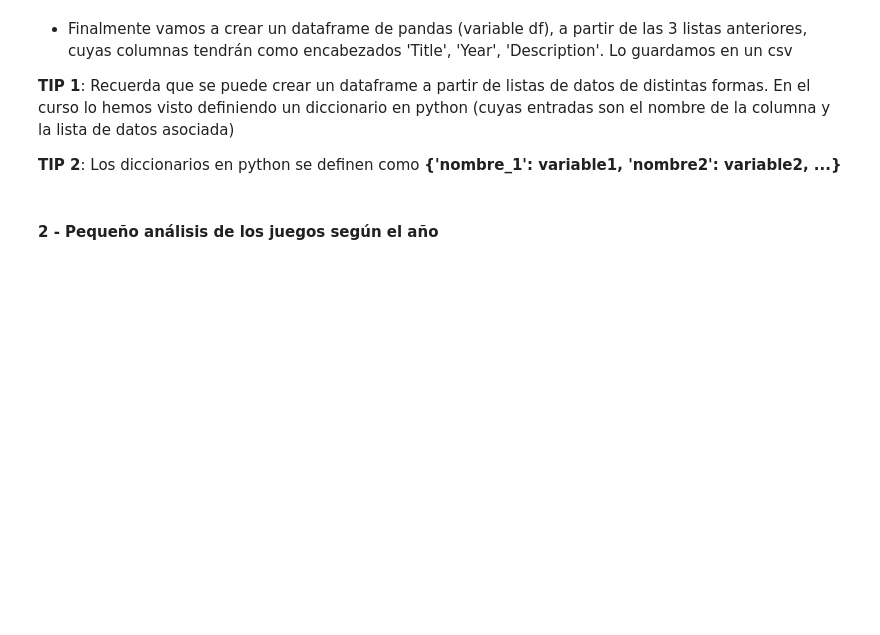
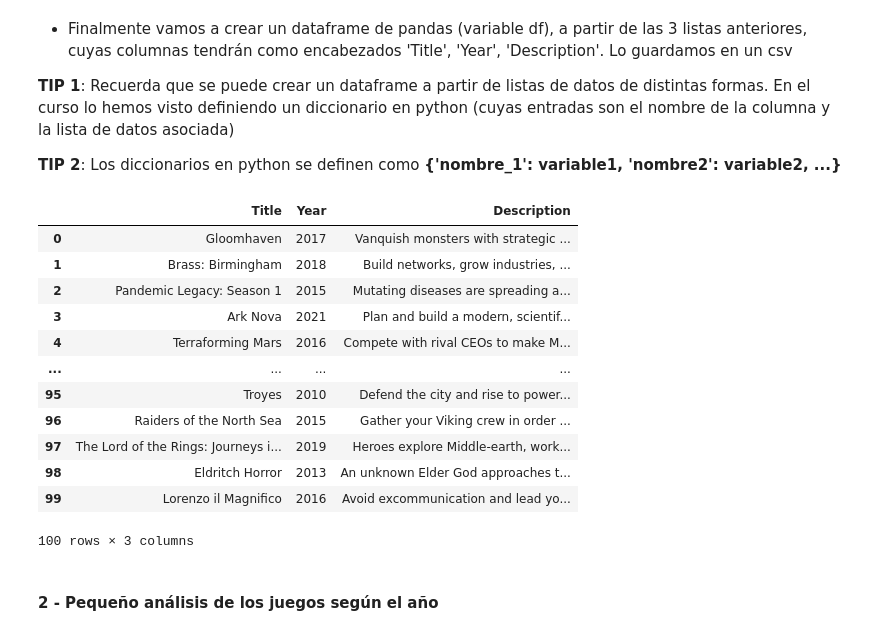
Before and after one commit to yuki/VIU_MASW, a Jupyter notebook: Actividad_2/Actividad_2_1_Alumno.ipynb, the cells around one changed output. Cells and saved outputs as stored; diff of their text form; code cells hidden in the pictures; blank space fills up the shorter version.

```diff
--- a/Actividad_2/Actividad_2_1_Alumno.ipynb
+++ b/Actividad_2/Actividad_2_1_Alumno.ipynb
@@ -49,7 +51,7 @@ print(f'Mi petición a la url {url} ha dado como resultado: {None}')
 * Ahora vamos a usar BeautifulSoup para parsear el contenido de res. Usa el parser 'html'. Lo guardaremos en la variable soup
 # %%
 ########INSERTAR CODIGO AQUI
-soup = None
+soup = BeautifulSoup(res.text, 'html.parser')
 # %% [markdown]
 * A continuación vamos a crear tres listas en python: lista de nombres de los juegos, lista de años de producción y lista de descripciones. Con estas listas luego generaremos el dataframe
 1. __Lista de nombres__: mira que tags contienen los nombres y genera una primera lista (te será útil la función __find_all('nombre_tag', class_='nombre_clase_del_tag')__, luego genera una segunda lista vacía, recorre todos los tags de la primera lista y almacena en la segunda lista sólo la información del texto de los nombres
@@ -69,18 +74,18 @@ __TIP 1__: Se puede eliminar carácteres de un string haciendo __mi_variable_tex
 __TIP 2__: Se puede convertir en python una variable de un tipo a otro tipo (casting) de la siguiente forma __tipofinal(variable_en_tipo_inicial)__
 # %%
 ########INSERTAR CODIGO AQUI
-tag_year = None
-year = None
-for tag in None:
-    year_text  = None
+tag_year = soup.find_all("span",class_="smallerfont dull")
+year = []
+for tag in tag_year:
+    year_text = tag.text
 
     #Eliminamos '('
-    year_text  = None
+    year_text  = year_text.replace("(","")
 
     #Eliminamos ')' y convertimos a string
-    year_text  = None
-    year_number = None
+    year_text  = year_text.replace(")","")
+    year_number = int(year_text)
 
-    year.append(None)
+    year.append(year_number)
 
 print(f'La lista de años de juegos es:\n{year}')
@@ -108,7 +119,21 @@ __TIP 1__: Recuerda que se puede crear un dataframe a partir de listas de datos
 __TIP 2__: Los diccionarios en python se definen como __{'nombre_1': variable1, 'nombre2': variable2, ...}__
 # %%
 ########INSERTAR CODIGO AQUI
-df = None
+df = pd.DataFrame({'Title':title,'Year':year,'Description':description})
 display(df)
+# %% [output]
+|  | Title | Year | Description |
+| 0 | Gloomhaven | 2017 | Vanquish monsters with strategic ... |
+| 1 | Brass: Birmingham | 2018 | Build networks, grow industries, ... |
+| 2 | Pandemic Legacy: Season 1 | 2015 | Mutating diseases are spreading a... |
+| 3 | Ark Nova | 2021 | Plan and build a modern, scientif... |
+| 4 | Terraforming Mars | 2016 | Compete with rival CEOs to make M... |
+| ... | ... | ... | ... |
+| 95 | Troyes | 2010 | Defend the city and rise to power... |
+| 96 | Raiders of the North Sea | 2015 | Gather your Viking crew in order ... |
+| 97 | The Lord of the Rings: Journeys i... | 2019 | Heroes explore Middle-earth, work... |
+| 98 | Eldritch Horror | 2013 | An unknown Elder God approaches t... |
+| 99 | Lorenzo il Magnifico | 2016 | Avoid excommunication and lead yo... |
+100 rows × 3 columns
 # %%
 ########INSERTAR CODIGO AQUI
```
Also changed, not shown: parts of 18 cells of this notebook.
